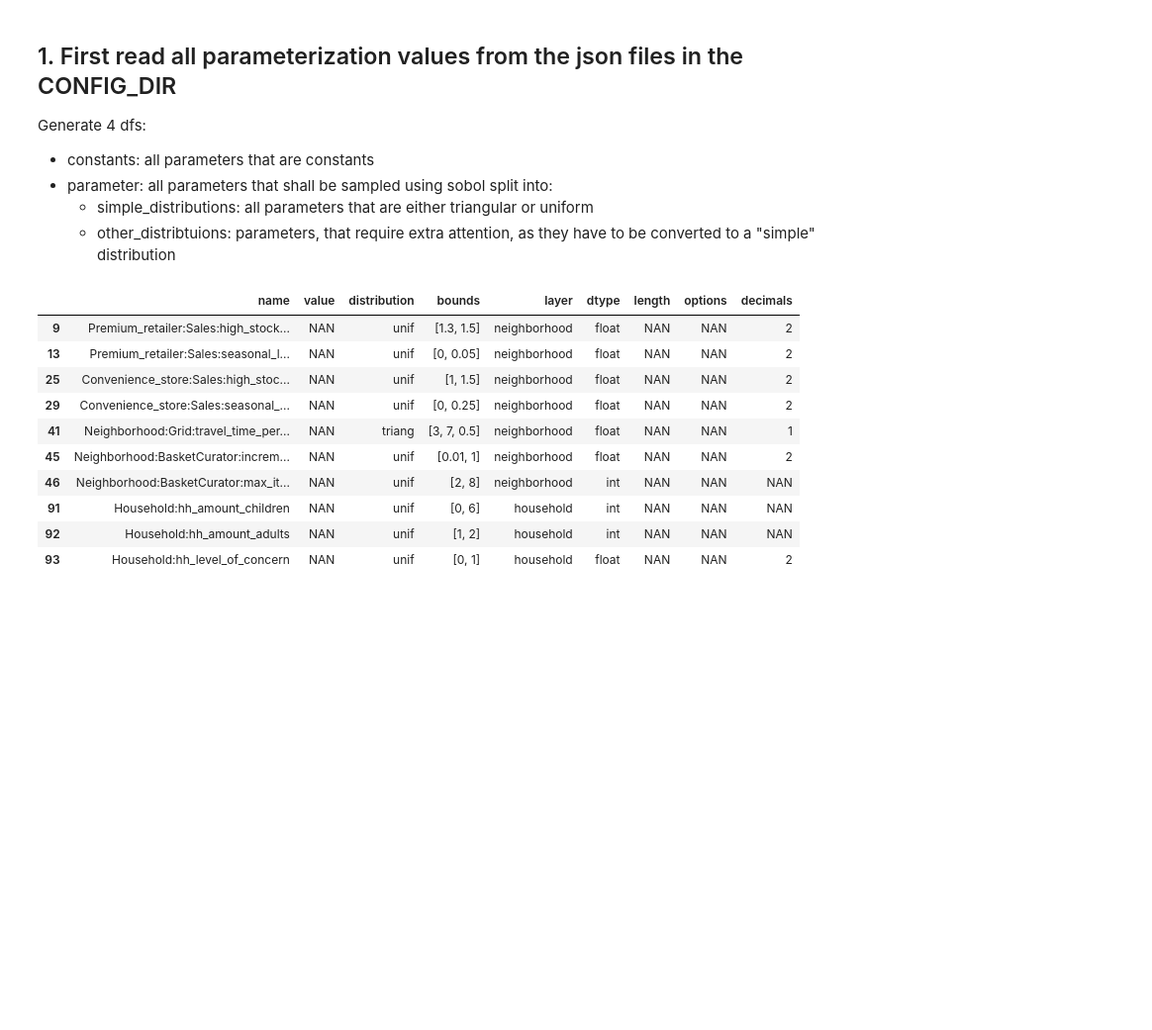
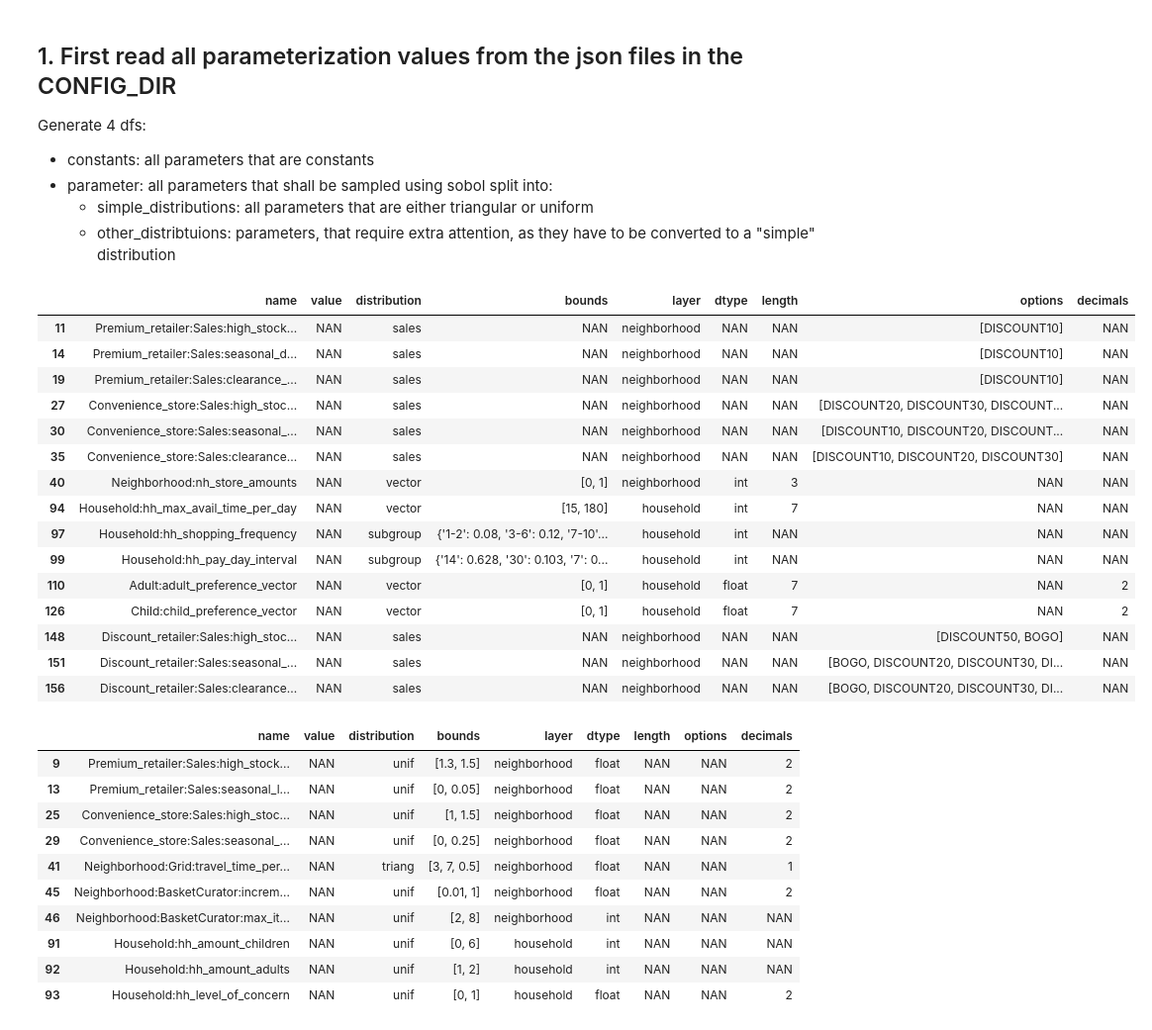
Before and after one commit to xHelenx/ifwaste, a Jupyter notebook: gsua/gsua_parameter_generation.ipynb, the cells around one changed output. Shown at 99% size. Cells and saved outputs as stored; diff of their text form; code cells hidden in the pictures; blank space fills up the shorter version.

```diff
--- a/gsua/gsua_parameter_generation.ipynb
+++ b/gsua/gsua_parameter_generation.ipynb
@@ -72,6 +72,25 @@ parameter = df[df["value"] == "NAN"]
 mask = (parameter["distribution"] == "triang") | (parameter["distribution"] == "unif")
 simple_distributions = parameter[mask ]
 other_distributions = parameter[~(mask)]
+# %%
+other_distributions.head(100)
+# %% [output]
+|  | name | value | distribution | bounds | layer | dtype | length | options | decimals |
+| 11 | Premium_retailer:Sales:high_stock... | NAN | sales | NAN | neighborhood | NAN | NAN | [DISCOUNT10] | NAN |
+| 14 | Premium_retailer:Sales:seasonal_d... | NAN | sales | NAN | neighborhood | NAN | NAN | [DISCOUNT10] | NAN |
+| 19 | Premium_retailer:Sales:clearance_... | NAN | sales | NAN | neighborhood | NAN | NAN | [DISCOUNT10] | NAN |
+| 27 | Convenience_store:Sales:high_stoc... | NAN | sales | NAN | neighborhood | NAN | NAN | [DISCOUNT20, DISCOUNT30, DISCOUNT... | NAN |
+| 30 | Convenience_store:Sales:seasonal_... | NAN | sales | NAN | neighborhood | NAN | NAN | [DISCOUNT10, DISCOUNT20, DISCOUNT... | NAN |
+| 35 | Convenience_store:Sales:clearance... | NAN | sales | NAN | neighborhood | NAN | NAN | [DISCOUNT10, DISCOUNT20, DISCOUNT30] | NAN |
+| 40 | Neighborhood:nh_store_amounts | NAN | vector | [0, 1] | neighborhood | int | 3 | NAN | NAN |
+| 94 | Household:hh_max_avail_time_per_day | NAN | vector | [15, 180] | household | int | 7 | NAN | NAN |
+| 97 | Household:hh_shopping_frequency | NAN | subgroup | {'1-2': 0.08, '3-6': 0.12, '7-10'... | household | int | NAN | NAN | NAN |
+| 99 | Household:hh_pay_day_interval | NAN | subgroup | {'14': 0.628, '30': 0.103, '7': 0... | household | int | NAN | NAN | NAN |
+| 110 | Adult:adult_preference_vector | NAN | vector | [0, 1] | household | float | 7 | NAN | 2 |
+| 126 | Child:child_preference_vector | NAN | vector | [0, 1] | household | float | 7 | NAN | 2 |
+| 148 | Discount_retailer:Sales:high_stoc... | NAN | sales | NAN | neighborhood | NAN | NAN | [DISCOUNT50, BOGO] | NAN |
+| 151 | Discount_retailer:Sales:seasonal_... | NAN | sales | NAN | neighborhood | NAN | NAN | [BOGO, DISCOUNT20, DISCOUNT30, DI... | NAN |
+| 156 | Discount_retailer:Sales:clearance... | NAN | sales | NAN | neighborhood | NAN | NAN | [BOGO, DISCOUNT20, DISCOUNT30, DI... | NAN |
 # %%
 #sim = df[df["layer"] == "simulation"]
 #sim = sim.drop(columns=["bounds", "distribution", "layer", "length", "options"])
```
Also changed, not shown: parts of 7 cells of this notebook.
